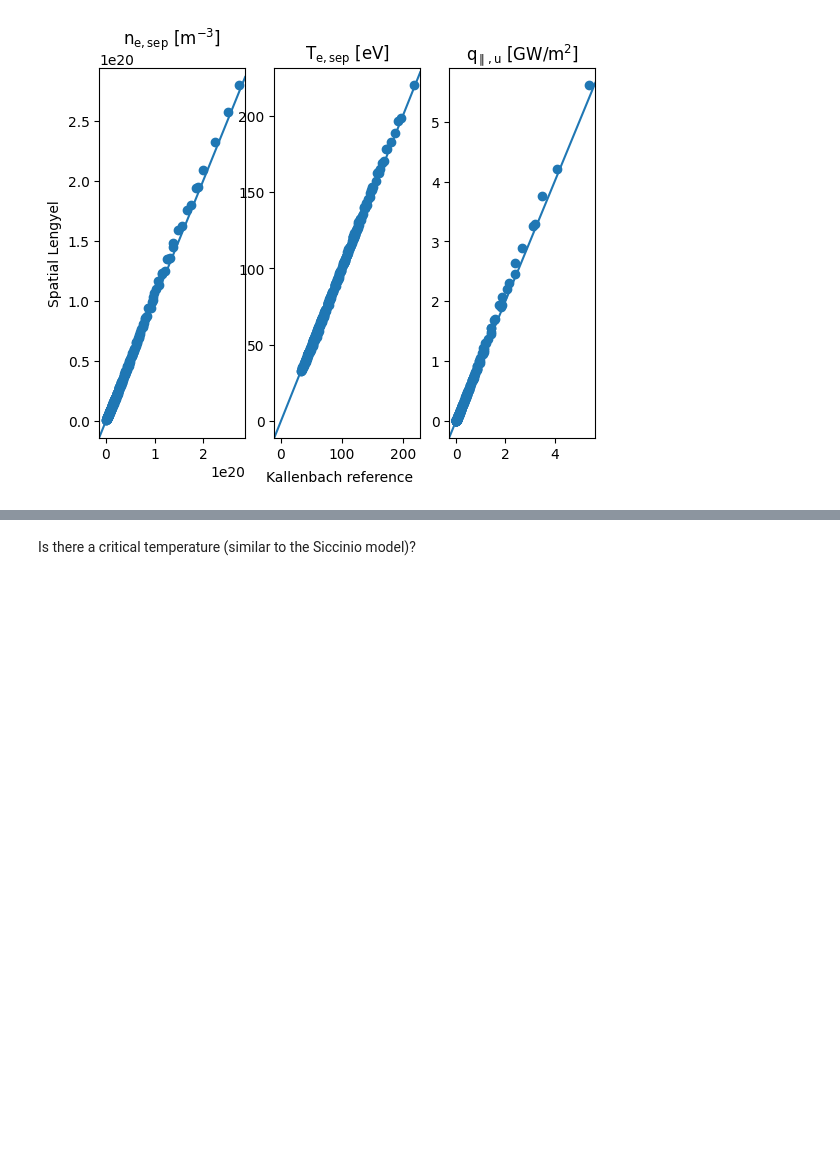
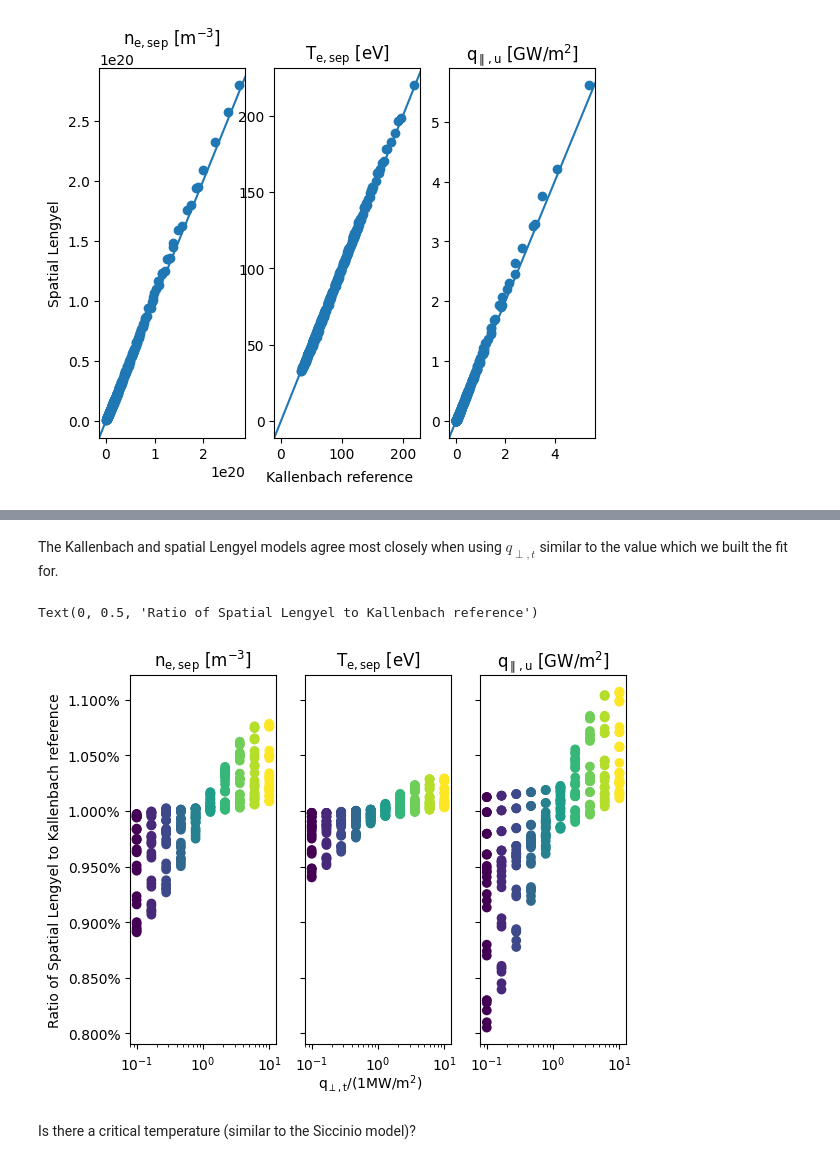
Before and after one commit to cfs-energy/extended-lengyel, a Jupyter notebook: notebooks/4.Studying_the_convective_layer.ipynb, the cells around one changed output, grey strips where cells are left out. Saved outputs shown, nothing was run; the diff lists cells and outputs as text; code cells hidden in the pictures; blank space fills up the shorter version.

Commit message:
Test which points are leading to disagreement for fconv

```diff
--- a/notebooks/4.Studying_the_convective_layer.ipynb
+++ b/notebooks/4.Studying_the_convective_layer.ipynb
@@ -534,3 +598,43 @@ plt.savefig(extended_lengyel.directories.output_dir / "rtol_for_spatial_lengyel_
+# %% [markdown]
+The Kallenbach and spatial Lengyel models agree most closely when using $q_{\perp,t}$ similar to the value which we built the fit for.
+# %%
+from matplotlib.colors import LogNorm
+import matplotlib.ticker as mtick
+
+fig, axs = plt.subplots(ncols=3, sharey=True)
+
+q_perp_ratio = rcc_reference_ds["heat_flux_perp_to_target"] / (1.0 * ureg.MW/ureg.m**2)
+
+axs[0].scatter(
+    q_perp_ratio.broadcast_like(rtol_separatrix_electron_density),
+    rtol_separatrix_electron_density,
+    c = rcc_reference_ds["heat_flux_perp_to_target"].broadcast_like(rtol_separatrix_electron_density), norm=LogNorm()
+)
+axs[0].set_title("$n_{e,sep}$ [$m^{-3}$]")
+
+axs[1].scatter(
+    q_perp_ratio.broadcast_like(rtol_separatrix_electron_temp),
+    rtol_separatrix_electron_temp,
+    c = rcc_reference_ds["heat_flux_perp_to_target"].broadcast_like(rtol_separatrix_electron_temp), norm=LogNorm()
+)
+axs[1].set_title("$T_{e,sep}$ [$eV$]")
+
+axs[2].scatter(
+    q_perp_ratio.broadcast_like(rtol_q_parallel),
+    rtol_q_parallel,
+    c = rcc_reference_ds["heat_flux_perp_to_target"].broadcast_like(rtol_q_parallel), norm=LogNorm()
+)
+axs[2].set_title("$q_{\\parallel,u}$ [$GW/m^2$]")
+
+for ax in axs:
+    ax.yaxis.set_major_formatter(mtick.PercentFormatter())
+    ax.set_xscale("log")
+
+fig.text(0.5, 0.02, "$q_{\\perp,t} / (1MW/m^2)$", ha="center")
+axs[0].set_ylabel("Ratio of Spatial Lengyel to Kallenbach reference")
+# %% [output]
+Text(0, 0.5, 'Ratio of Spatial Lengyel to Kallenbach reference')
+[figure, added]
 # %% [markdown]
 Is there a critical temperature (similar to the Siccinio model)?
 # %%
```
Also changed, not shown: parts of 3 cells of this notebook.
